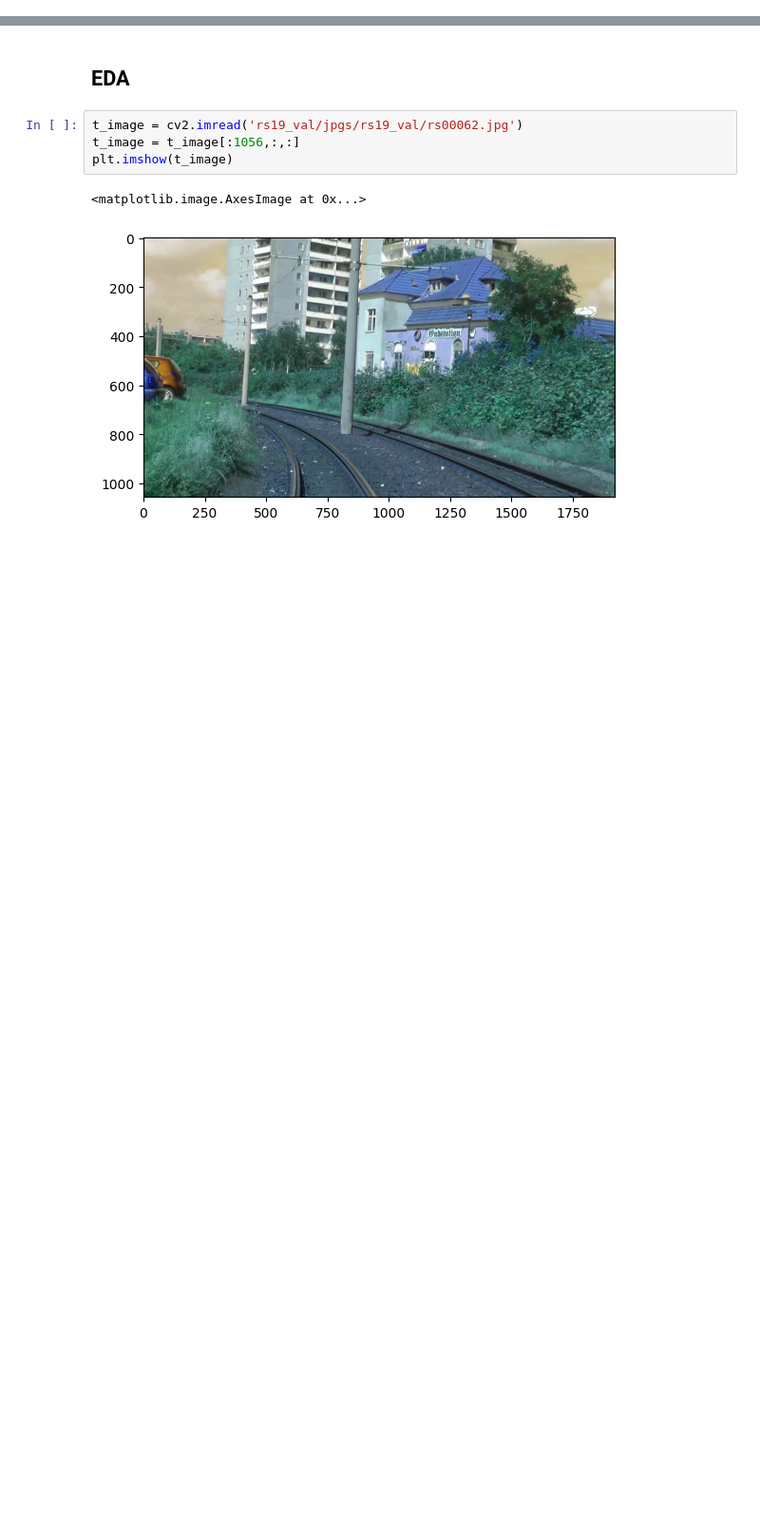
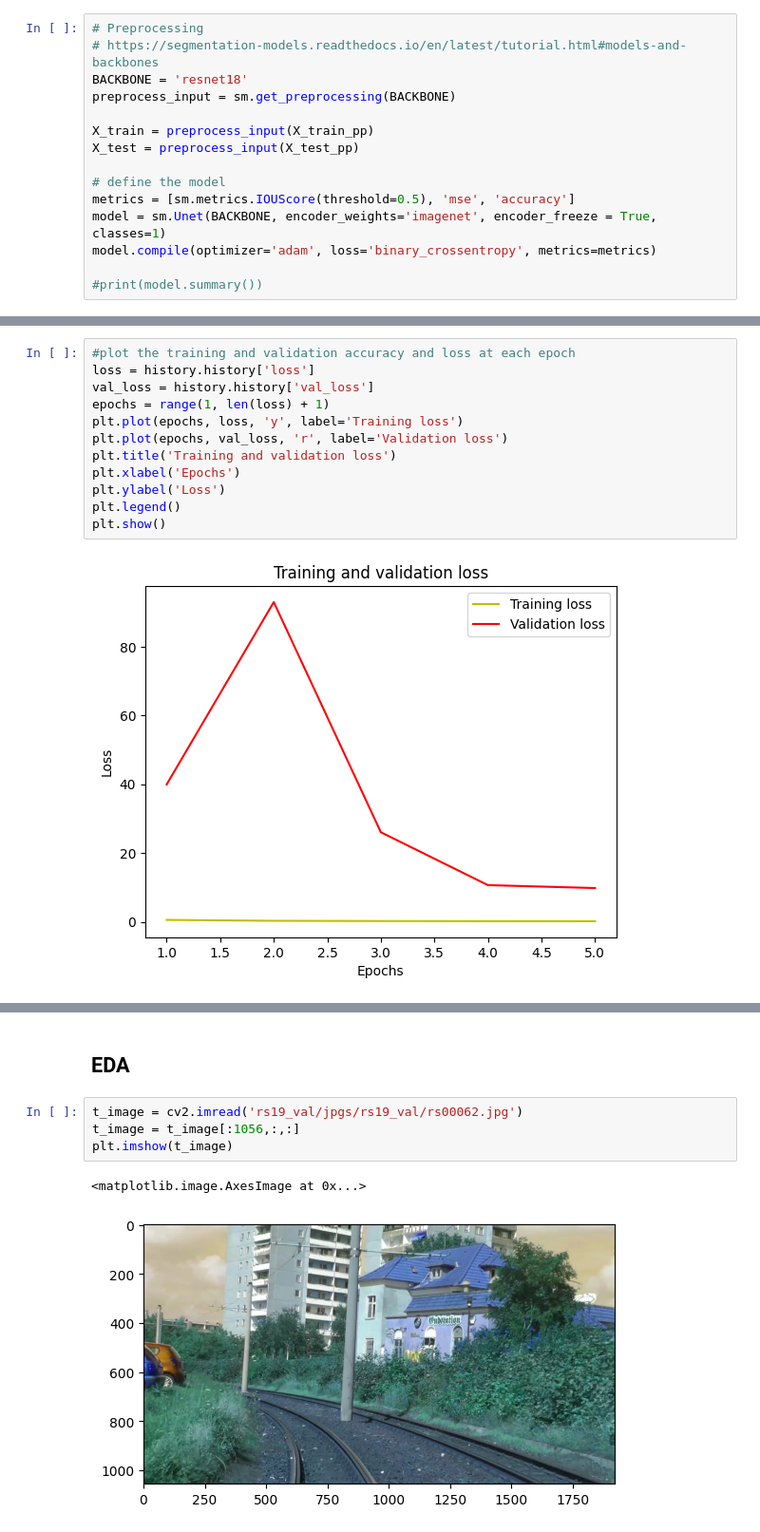
Before and after one commit to khoadaniel/vegetation-detection-railways, a Jupyter notebook: daniel/base-line-model.ipynb, the cells around one changed output, grey strips where cells are left out. Shown at 95% size. Saved outputs shown, nothing was run; the diff lists cells and outputs as text; blank space fills up the shorter version.

```diff
--- a/daniel/base-line-model.ipynb
+++ b/daniel/base-line-model.ipynb
@@ -16,0 +89,15 @@ from sklearn.preprocessing import MinMaxScaler, StandardScaler
+# %%
+# Preprocessing
+# https://segmentation-models.readthedocs.io/en/latest/tutorial.html#models-and-backbones
+BACKBONE = 'resnet18'
+preprocess_input = sm.get_preprocessing(BACKBONE)
+
+X_train = preprocess_input(X_train_pp)
+X_test = preprocess_input(X_test_pp)
+
+# define the model
+metrics = [sm.metrics.IOUScore(threshold=0.5), 'mse', 'accuracy']
+model = sm.Unet(BACKBONE, encoder_weights='imagenet', encoder_freeze = True, classes=1)
+model.compile(optimizer='adam', loss='binary_crossentropy', metrics=metrics)
+
+#print(model.summary())
@@ -16,0 +152,14 @@ from sklearn.preprocessing import MinMaxScaler, StandardScaler
+# %%
+#plot the training and validation accuracy and loss at each epoch
+loss = history.history['loss']
+val_loss = history.history['val_loss']
+epochs = range(1, len(loss) + 1)
+plt.plot(epochs, loss, 'y', label='Training loss')
+plt.plot(epochs, val_loss, 'r', label='Validation loss')
+plt.title('Training and validation loss')
+plt.xlabel('Epochs')
+plt.ylabel('Loss')
+plt.legend()
+plt.show()
+# %% [output]
+[figure, added]
```
Also changed, not shown: parts of 20 cells of this notebook, 3 other files.
